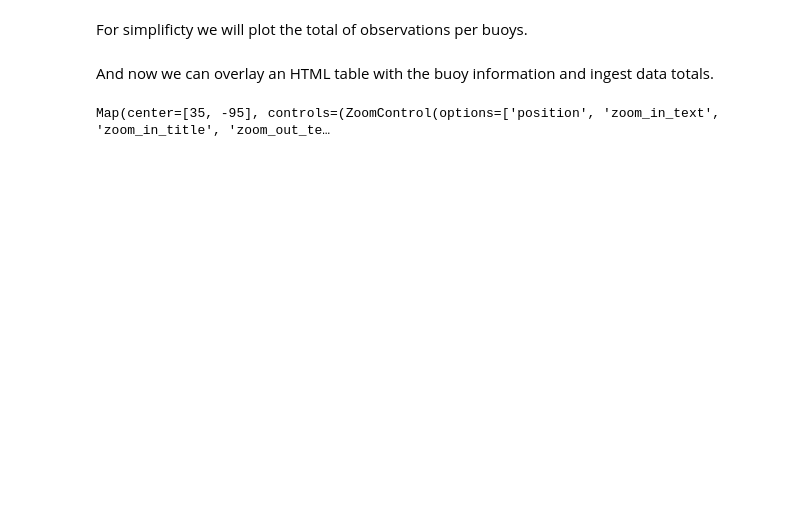
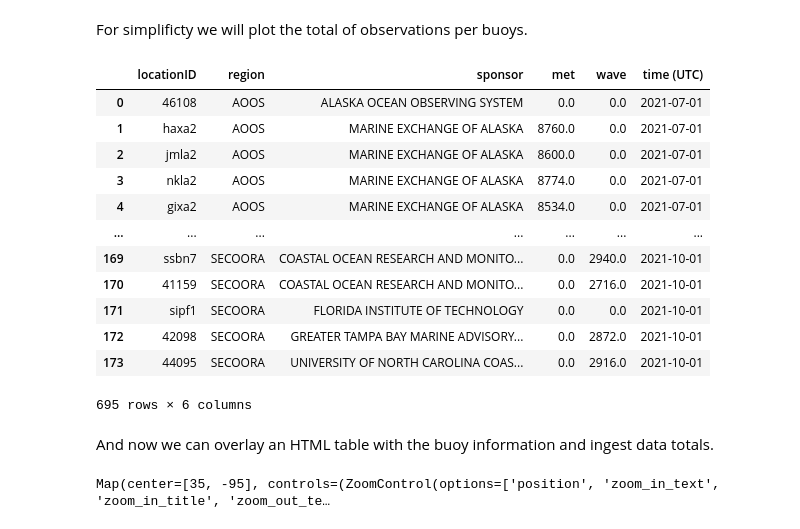
Before and after one commit to ioos/ioos_code_lab, a Jupyter notebook: jupyterbook/content/code_gallery/data_access_notebooks/2020-10-10-GTS.ipynb, the cells around one changed output. Saved outputs shown, nothing was run; the diff lists cells and outputs as text; code cells hidden in the pictures; blank space fills up the shorter version.

```diff
--- a/jupyterbook/content/code_gallery/data_access_notebooks/2020-10-10-GTS.ipynb
+++ b/jupyterbook/content/code_gallery/data_access_notebooks/2020-10-10-GTS.ipynb
@@ -178,3 +177,19 @@ buoys.head()
 # %% [markdown]
 For simplificty we will plot the total of observations per buoys.
+# %%
+df
+# %% [output]
+|  | locationID | region | sponsor | met | wave | time (UTC) |
+| 0 | 46108 | AOOS | ALASKA OCEAN OBSERVING SYSTEM | 0.0 | 0.0 | 2021-07-01 |
+| 1 | haxa2 | AOOS | MARINE EXCHANGE OF ALASKA | 8760.0 | 0.0 | 2021-07-01 |
+| 2 | jmla2 | AOOS | MARINE EXCHANGE OF ALASKA | 8600.0 | 0.0 | 2021-07-01 |
+| 3 | nkla2 | AOOS | MARINE EXCHANGE OF ALASKA | 8774.0 | 0.0 | 2021-07-01 |
+| 4 | gixa2 | AOOS | MARINE EXCHANGE OF ALASKA | 8534.0 | 0.0 | 2021-07-01 |
+| ... | ... | ... | ... | ... | ... | ... |
+| 169 | ssbn7 | SECOORA | COASTAL OCEAN RESEARCH AND MONITO... | 0.0 | 2940.0 | 2021-10-01 |
+| 170 | 41159 | SECOORA | COASTAL OCEAN RESEARCH AND MONITO... | 0.0 | 2716.0 | 2021-10-01 |
+| 171 | sipf1 | SECOORA | FLORIDA INSTITUTE OF TECHNOLOGY | 0.0 | 0.0 | 2021-10-01 |
+| 172 | 42098 | SECOORA | GREATER TAMPA BAY MARINE ADVISORY... | 0.0 | 2872.0 | 2021-10-01 |
+| 173 | 44095 | SECOORA | UNIVERSITY OF NORTH CAROLINA COAS... | 0.0 | 2916.0 | 2021-10-01 |
+695 rows × 6 columns
 # %%
```
Also changed, not shown: parts of 7 cells of this notebook.
